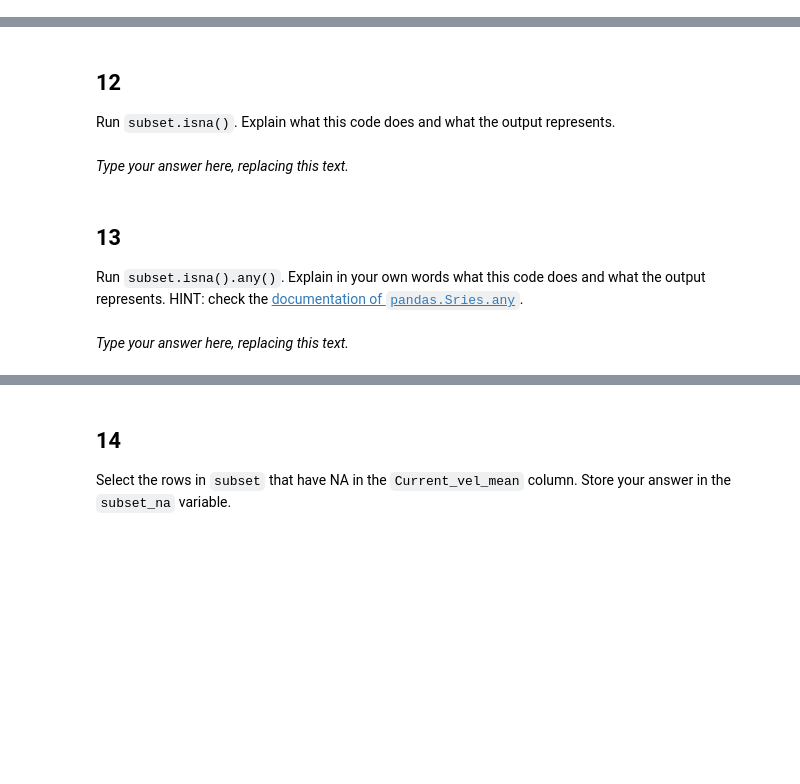
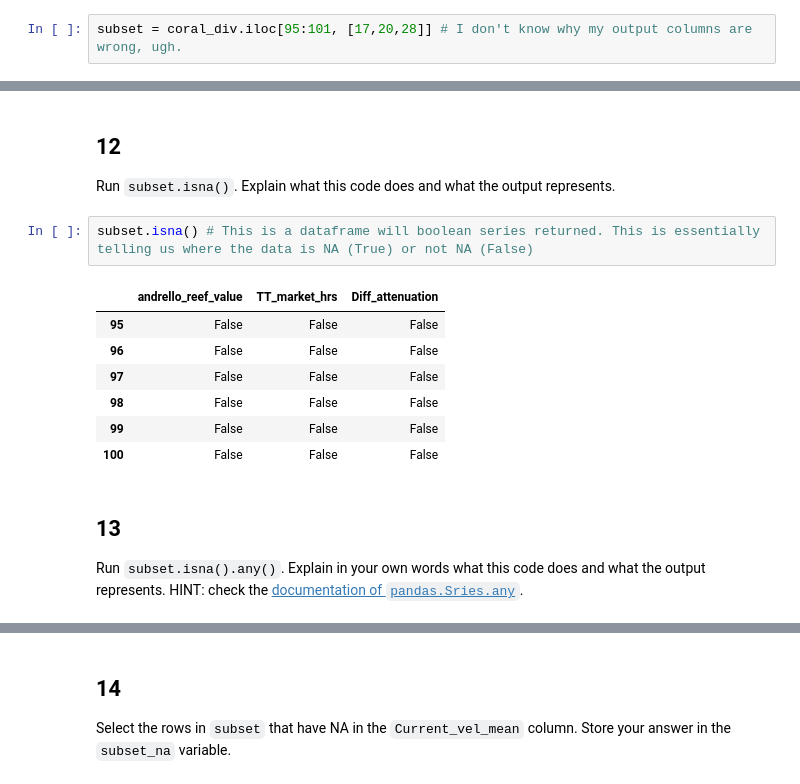
Before and after one commit to jorb1/eds220-hwk1, a Jupyter notebook: hwk1-task2-corals.ipynb, the cells around one changed output, grey strips where cells are left out. Cells and saved outputs as stored; diff of their text form; blank space fills up the shorter version.

Commit message:
Worked on several problems. Getting some errors, will need to troubleshoot more

```diff
--- a/hwk1-task2-corals.ipynb
+++ b/hwk1-task2-corals.ipynb
@@ -246,3 +286,5 @@ subset = ...
+# %%
+subset = coral_div.iloc[95:101, [17,20,28]] # I don't know why my output columns are wrong, ugh.
 # %%
 # View the dataframe
 subset
@@ -252,8 +302,16 @@ subset
 ## 12
 
 Run `subset.isna()`. Explain what this code does and what the output represents.
-# %% [markdown]
-_Type your answer here, replacing this text._
+# %%
+subset.isna() # This is a dataframe will boolean series returned. This is essentially telling us where the data is NA (True) or not NA (False)
+# %% [output]
+|  | andrello_reef_value | TT_market_hrs | Diff_attenuation |
+| 95 | False | False | False |
+| 96 | False | False | False |
+| 97 | False | False | False |
+| 98 | False | False | False |
+| 99 | False | False | False |
+| 100 | False | False | False |
 # %% [markdown]
 <!-- END QUESTION -->
 
@@ -261,5 +319,3 @@ _Type your answer here, replacing this text._
 
 ## 13
 Run `subset.isna().any()`. Explain in your own words what this code does and what the output represents. HINT: check the [documentation of `pandas.Sries.any`](https://pandas.pydata.org/docs/reference/api/pandas.Series.any.html).
-# %% [markdown]
-_Type your answer here, replacing this text._
```
Also changed, not shown: parts of 28 cells of this notebook.
